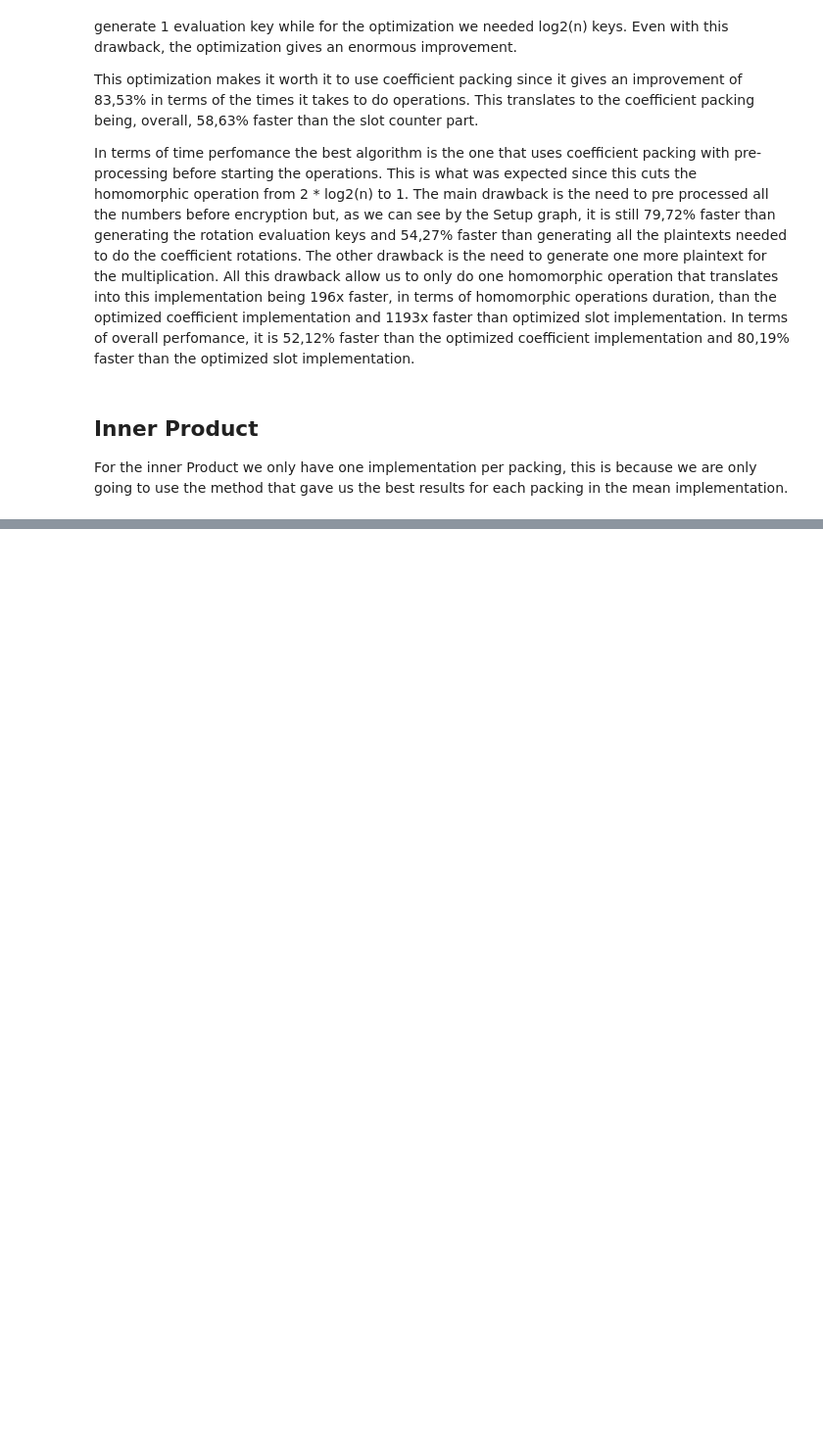
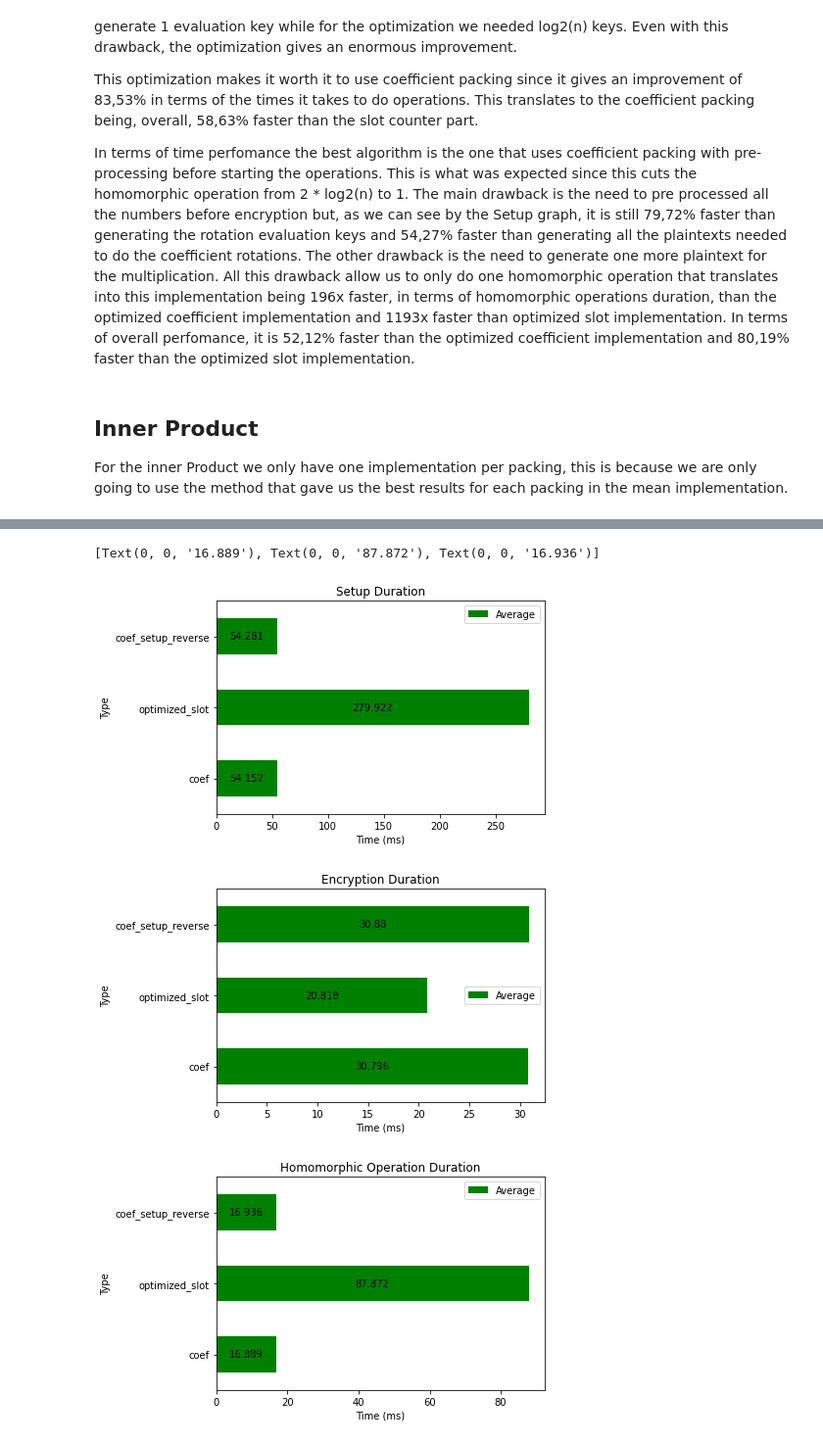
Before and after one commit to BernardoRamalho/HE_Optimization, a Jupyter notebook: Outcomes/analysis.ipynb, the cells around one changed output, grey strips where cells are left out. Shown: that part at 98% size. Saved outputs shown, nothing was run; the diff lists cells and outputs as text; code cells hidden in the pictures; blank space fills up the shorter version.

```diff
--- a/Outcomes/analysis.ipynb
+++ b/Outcomes/analysis.ipynb
@@ -341,0 +332,46 @@ For the inner Product we only have one implementation per packing, this is becau
+# %%
+### Create a DataFrame for each phase with the average of each type of algorithm
+
+# Setup
+ip_setup_averages = pd.DataFrame({'Type': pd.Series(dtype='str'),
+                                    'Average': pd.Series(dtype='float')})
+
+for name, df in inner_product_implementation_dfs.items():
+    ip_setup_averages.loc[len(ip_setup_averages)] = {'Type': name, 'Average': df[' setup'].mean()}
+
+# Encryption
+ip_encryption_averages = pd.DataFrame({'Type': pd.Series(dtype='str'),
+                                    'Average': pd.Series(dtype='float')})
+
+for name, df in inner_product_implementation_dfs.items():
+    ip_encryption_averages.loc[len(ip_encryption_averages)] = {'Type': name, 'Average': df[' encryption'].mean()}
+
+# Homomorphic
+ip_homomorphic_averages = pd.DataFrame({'Type': pd.Series(dtype='str'),
+                                    'Average': pd.Series(dtype='float')})
+
+for name, df in inner_product_implementation_dfs.items():
+    ip_homomorphic_averages.loc[len(ip_homomorphic_averages)] = {'Type': name, 'Average': df[' homomorphic'].mean()}
+# %%
+### Plot a graph for each phase
+
+# Setup
+ax = ip_setup_averages.plot.barh(x='Type', color='green', title='Setup Duration')
+ax.set_xlabel('Time (ms)')
+ax.bar_label(ax.containers[0], label_type='center')
+
+# Encryption
+ax = ip_encryption_averages.plot.barh(x='Type', color='green', title='Encryption Duration')
+ax.set_xlabel('Time (ms)')
+ax.bar_label(ax.containers[0], label_type='center')
+
+# Homomorphic
+# Needs two graphs because the values ara in a huge range
+ax = ip_homomorphic_averages.plot.barh(x='Type', ylabel='Time (ms)', color='green', title='Homomorphic Operation Duration')
+ax.set_xlabel('Time (ms)')
+ax.bar_label(ax.containers[0], label_type='center')
+# %% [output]
+[Text(0, 0, '16.889'), Text(0, 0, '87.872'), Text(0, 0, '16.936')]
+[figure, added]
+[figure, added]
+[figure, added]
```
Also changed, not shown: parts of 12 cells of this notebook, 1 other file.
